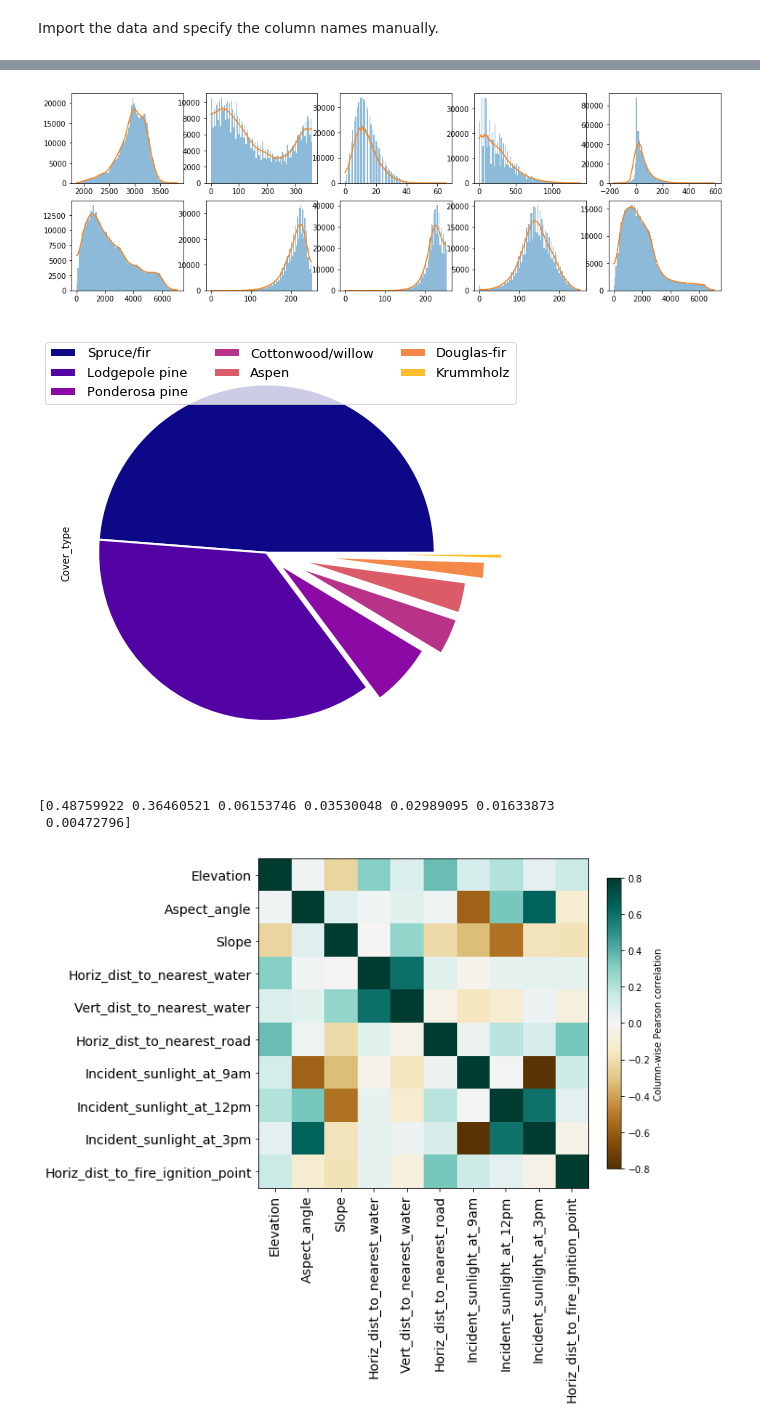
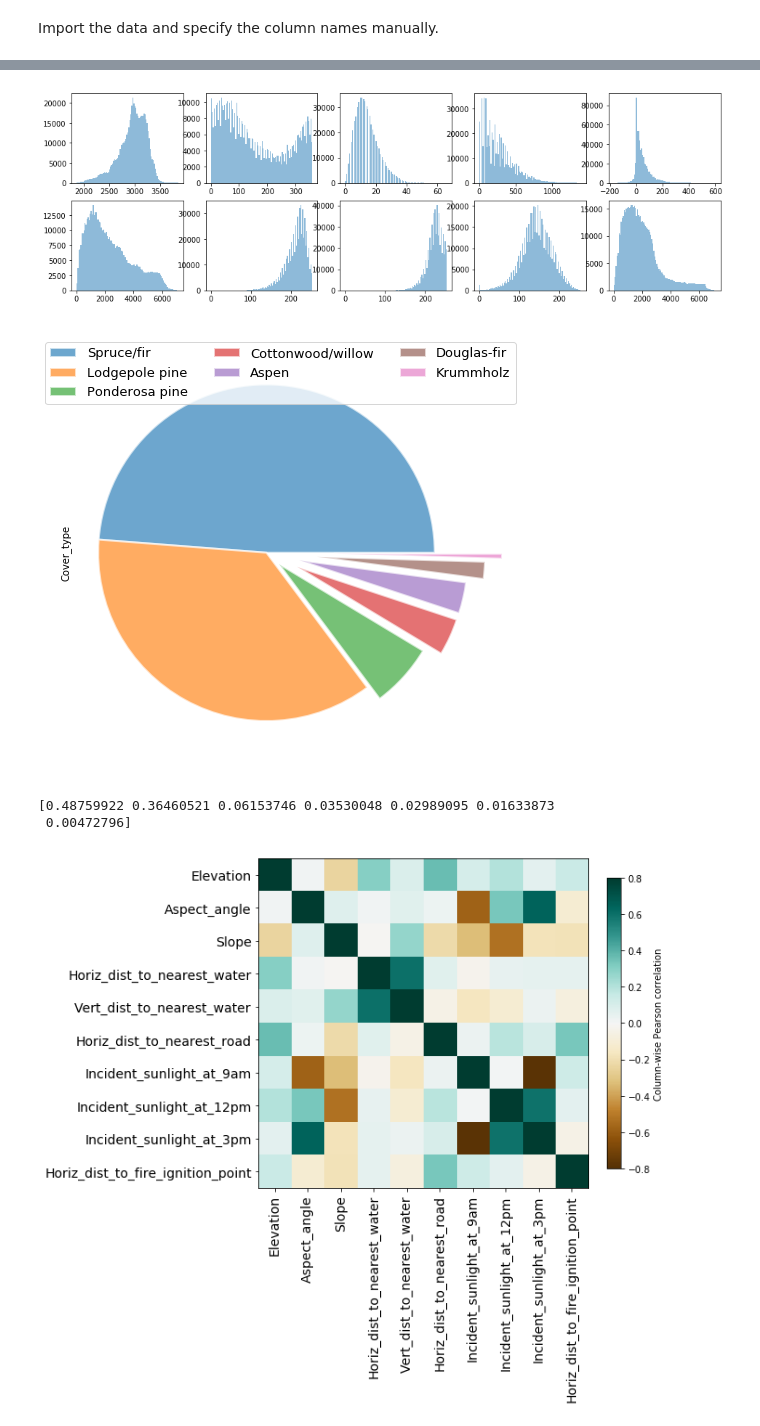
Before and after one commit to virginia-m/classifier_comparison_on_covertype_data, a Jupyter notebook: data_analysis.ipynb, the cells around one changed output, grey strips where cells are left out. Saved outputs shown, nothing was run; the diff lists cells and outputs as text; code cells hidden in the pictures.

```diff
--- a/data_analysis.ipynb
+++ b/data_analysis.ipynb
@@ -62,0 +20,4 @@ data.head()
+# %%
+data = load_covertype_data()
+column_names = list(data)
+data.head()
@@ -74,16 +42,6 @@ descr
 | 90% | 3272.000000 | 329.000000 | 24.000000 | 564.000000 | 121.000000 | 4793.000000 | ... |
 | max | 3858.000000 | 360.000000 | 66.000000 | 1397.000000 | 601.000000 | 7117.000000 | ... |
 # %%
-def smooth(x,beta):
-    """ kaiser window smoothing """
-    window_len=11
-    # extending the data at beginning and at the end
-    # to apply the window at the borders
-    s = np.r_[x[window_len-1:0:-1],x,x[-1:-window_len:-1]]
-    w = np.kaiser(window_len,beta)
-    y = np.convolve(w/w.sum(),s,mode='valid')
-    return y[5:len(y)-5]
-
 fig = plt.figure(figsize=(16, 5))
 layout = (2, 5)
 gs = GridSpec(*layout)
@@ -92,30 +50,28 @@ axes = [plt.subplot(gs[np.unravel_index(i, layout)]) for i in range(10)]
 for i in range(10):
     ax = axes[i]
     hist, bin_edges, _ = ax.hist(data[column_names[i]], bins=100, alpha=0.5)
-
-    smoothed_hist = smooth(hist, 2)
-    ax.plot(bin_edges[:-1], smoothed_hist)
 plt.show()
 # %% [output]
-[figure, old version]
+[figure, new version]
 # %%
-cmap = plt.cm.get_cmap('plasma')
-class_colours = np.array([cmap(i) for i in np.arange(7)/7])
+#cmap = plt.cm.get_cmap('plasma')
+#class_colours = np.array([cmap(i) for i in np.arange(7)/7])
+class_colours = np.array(plt.rcParams['axes.prop_cycle'].by_key()['color'])
 
 fig = plt.figure(figsize=(8, 8))
 data['Cover_type'].value_counts().plot(
     kind='pie', explode=(0, 0, 0.1, 0.2, 0.2, 0.3, 0.4),
-    wedgeprops={'linewidth':2, 'edgecolor': 'w'}, labels=None,
+    wedgeprops={'linewidth':2, 'edgecolor': 'w', 'alpha': 0.65}, labels=None,
     colors=class_colours, fontsize=16
 )
 plt.axis('equal')
 plt.legend(labels=cover_types, fontsize=13, ncol=3)
-#fig.savefig('covertypes_pie_chart.svg')
+fig.savefig('covertypes_pie_chart_new.svg')
 plt.show()
 
 print(data['Cover_type'].value_counts().values / 581012)
 # %% [output]
-[figure, old version]
+[figure, new version]
 [0.48759922 0.36460521 0.06153746 0.03530048 0.02989095 0.01633873
  0.00472796]
 # %%
```
Also changed, not shown: parts of 20 cells of this notebook, 8 other files.
